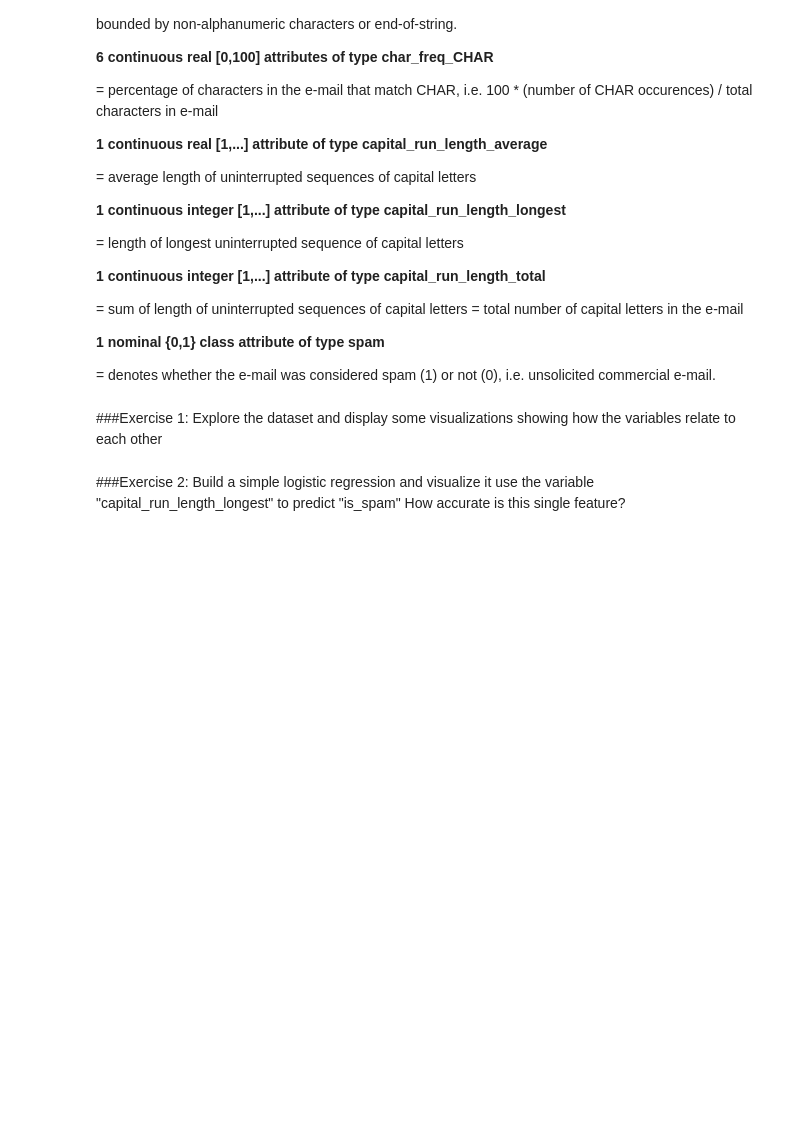
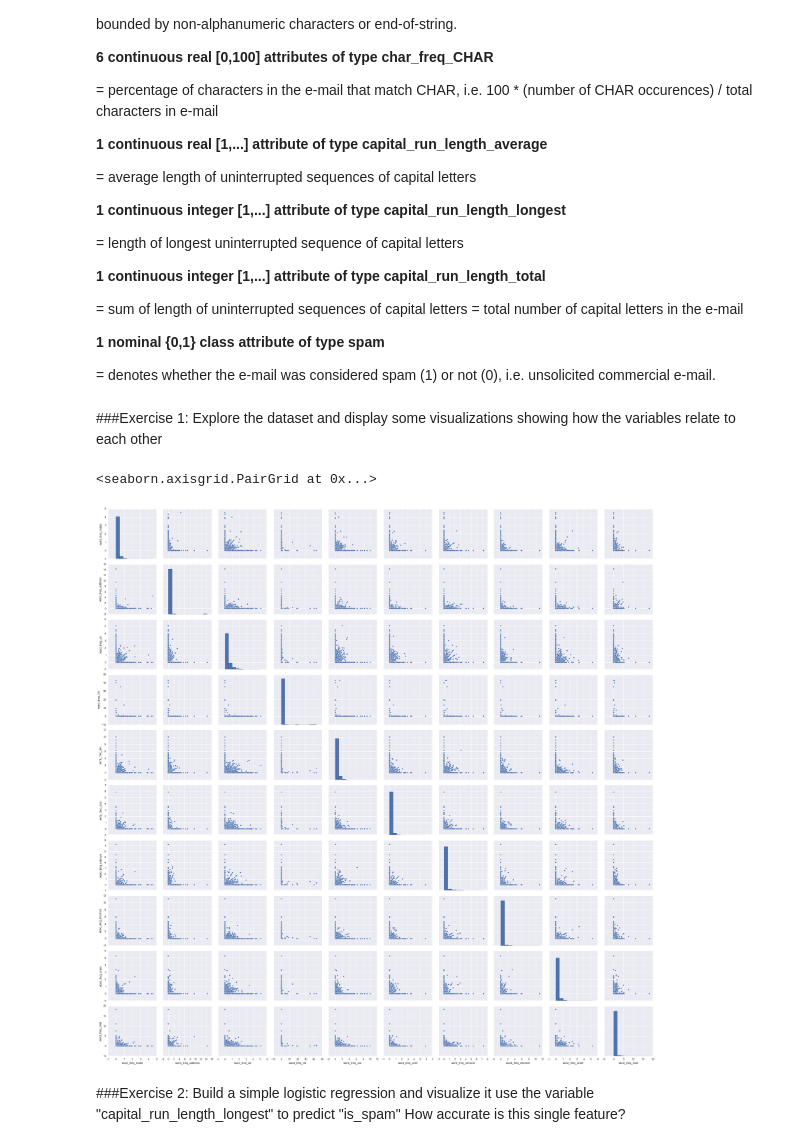
Before and after one commit to Jerdph/DAT_SF_13, a Jupyter notebook: homework/HW4/DAT13-HW4-Midterm_Questions.ipynb, the cells around one changed output. Cells and saved outputs as stored; diff of their text form; code cells hidden in the pictures; blank space fills up the shorter version.

```diff
--- a/homework/HW4/DAT13-HW4-Midterm_Questions.ipynb
+++ b/homework/HW4/DAT13-HW4-Midterm_Questions.ipynb
@@ -61,3 +59,10 @@ spam_data = pd.read_csv("spambase.csv")
+# %%
+a = spam_data.ix[:, 0:10]
+sns.pairplot(a)
+#your code here
+# %% [output]
+<seaborn.axisgrid.PairGrid at 0x...>
+[figure, added]
 # %% [markdown]
 ###Exercise 2: Build a simple logistic regression and visualize it
 use the variable "capital_run_length_longest" to predict "is_spam" How accurate is this single feature?
```
Also changed, not shown: parts of 3 cells of this notebook, 4 other files.
